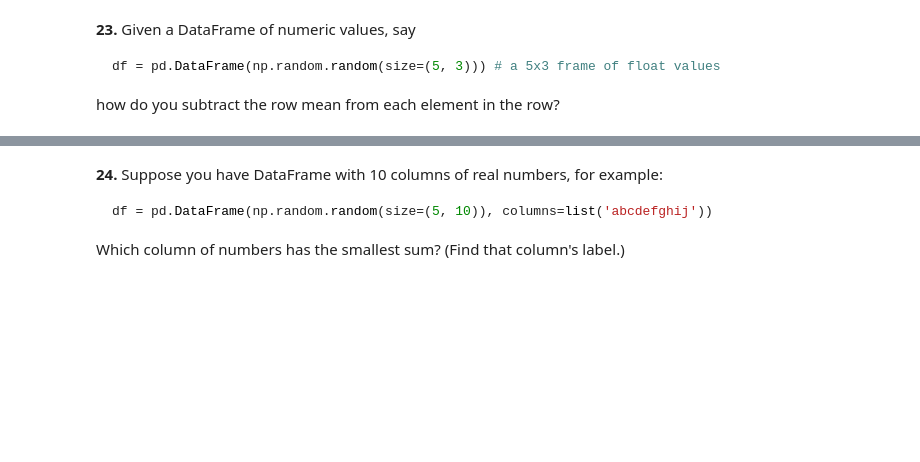
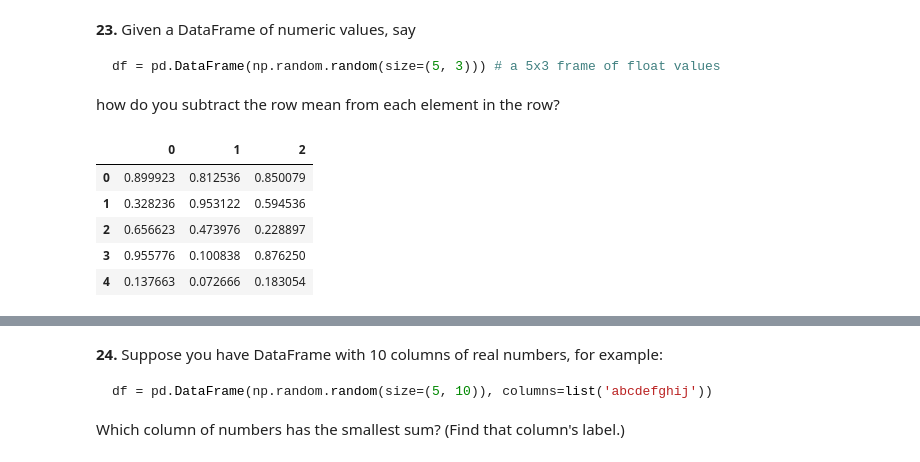
Before and after one commit to 03dipak/practise-pandas-ml, a Jupyter notebook: 100_pandas_puzzles.ipynb, the cells around one changed output, grey strips where cells are left out. Drawn from its saved outputs; the diff is of its cells as text; code cells hidden in the pictures; blank space fills up the shorter version.

````diff
--- a/100_pandas_puzzles.ipynb
+++ b/100_pandas_puzzles.ipynb
@@ -339,3 +352,13 @@ df = pd.DataFrame(np.random.random(size=(5, 3))) # a 5x3 frame of float values
 ```
 
 how do you subtract the row mean from each element in the row?
+# %%
+df = pd.DataFrame(np.random.random(size=(5,3)))
+df.head()
+# %% [output]
+|  | 0 | 1 | 2 |
+| 0 | 0.899923 | 0.812536 | 0.850079 |
+| 1 | 0.328236 | 0.953122 | 0.594536 |
+| 2 | 0.656623 | 0.473976 | 0.228897 |
+| 3 | 0.955776 | 0.100838 | 0.876250 |
+| 4 | 0.137663 | 0.072666 | 0.183054 |
````
Also changed, not shown: parts of 7 cells of this notebook.
